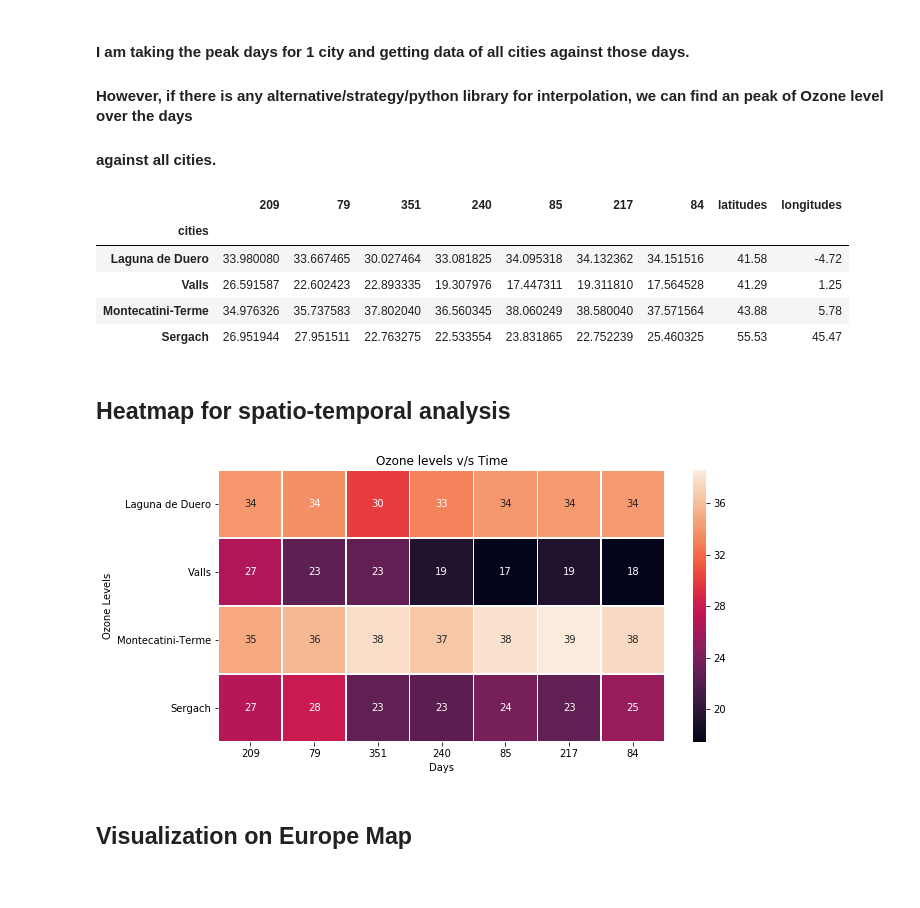
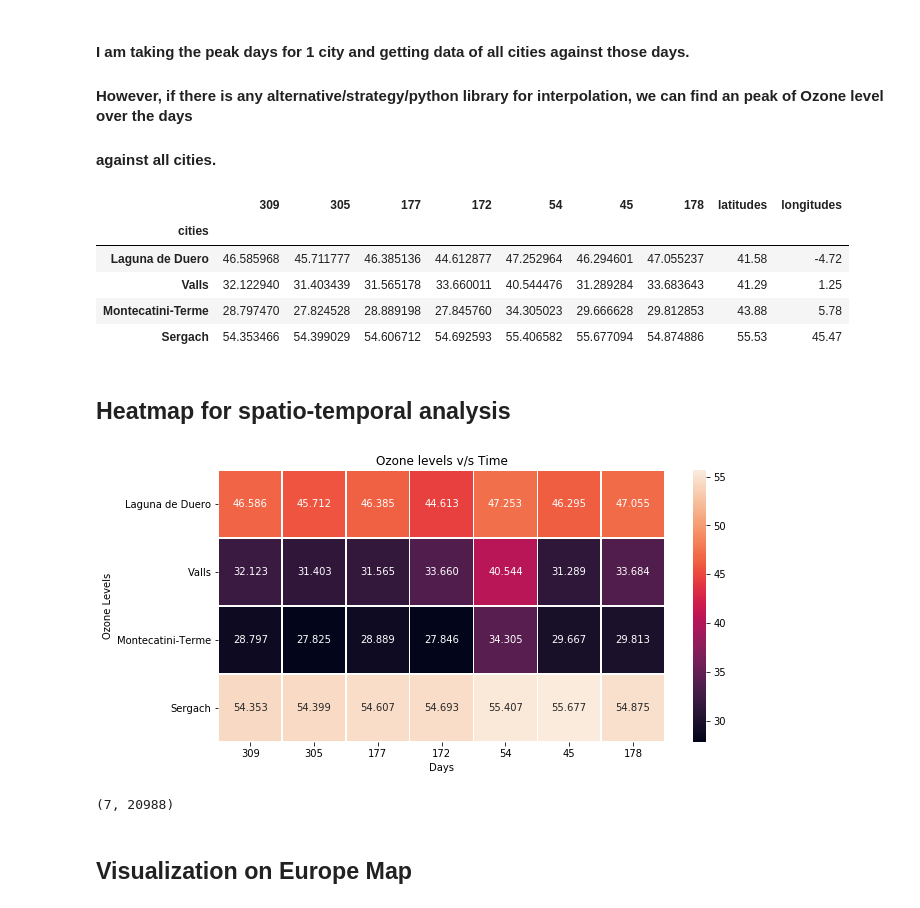
Before and after one commit to AmnaKhan1/Worst-7-days-Ozone-Levels, a Jupyter notebook: OzoneLevels.ipynb, the cells around one changed output. Cells and saved outputs as stored; diff of their text form; code cells hidden in the pictures.

```diff
--- a/OzoneLevels.ipynb
+++ b/OzoneLevels.ipynb
@@ -70,7 +103,7 @@ ozone = (f.variables['SURF_ppb_O3'][:])  #(365, 159, 132)
 # %% [markdown]
 # Reshaping data
 # %%
-ozone = np.reshape(ozone,(20988, 365 ))
+ozone_1 = np.reshape(ozone,(20988, 365 ))
 lati =lati.ravel()
 longi = longi.ravel()
 
@@ -80,7 +113,7 @@ print(np.shape(ozone))
 
 
 # create dataframe
-ozone_df = pd.DataFrame(ozone)
+ozone_df = pd.DataFrame(ozone_1)
 ozone_df["lati"] = lati
 ozone_df["longi"] = longi
 # %% [output]
@@ -236,7 +303,6 @@ plt.show()
 # %%
 # interpolation check for a city
 x_axis=np.arange(1,366,1)
-# 365 days data
 
 fig = plt.figure(figsize=(20,10))
 ax = fig.add_subplot(111)
@@ -249,7 +315,16 @@ y_axis=data_to_check.iloc[2,:365]
 
 f = interp1d(x_axis, y_axis, kind = 'linear')
 x_new = np.linspace(x_axis[0], x_axis[-1],365)
+
 ax1.plot(x_axis,y_axis, "ro",x_new, f(x_new) ,"b-")
+#-----------------------------------------------------------
+highest_ozone_levels = np.argpartition(f(x_new), -7)[-7:]
+
+#data_to_check.iloc[0,highest_ozone_levels]
+sample_Highest_days3 = pd.DataFrame(data_to_check.iloc[2,highest_ozone_levels])
+
+
+#----------------------------------------------------------
 
 y_axis=data_to_check.iloc[3,:365]
 
@@ -263,5 +338,15 @@ ax.set_xlabel("Days", fontsize="17")
 ax.set_ylabel("Ozone Levels", fontsize="17")
 plt.tight_layout()
 plt.show()
+
+y_new = f(x_new)
+
+
+highest_ozone_levels = np.argpartition(f(x_new), -7)[-7:]
+
+#data_to_check.iloc[0,highest_ozone_levels]
+sample_Highest_days4 = pd.DataFrame(data_to_check.iloc[3,highest_ozone_levels])
+print((sample_Highest_days3))
+sample_Highest_days4
 # %% [output]
 [figure]
@@ -275,11 +414,8 @@ plt.show()
 #### However, if there is any alternative/strategy/python library for interpolation, we can find an peak of Ozone level over the days
 #### against all cities.
 # %%
-highest_ozone_levels = np.argpartition(f(x_new), 7)
 
-
-
-sample_Highest_days = pd.DataFrame(data_to_check[highest_ozone_levels[:7]])
+sample_Highest_days = pd.DataFrame(data_to_check[sample_Highest_days4[3].index])
 
 sample_Highest_days['cities']= data_to_check["asciiname"]
 sample_Highest_days['latitudes']= data_to_check["latitude"]
@@ -288,22 +424,35 @@ sample_Highest_days['longitudes']= data_to_check["longitude"]
 sample_Highest_days.set_index("cities",inplace=True)
 sample_Highest_days
 # %% [output]
-|  | 209 | 79 | 351 | 240 | 85 | 217 | 84 | latitudes | longitudes |
+|  | 309 | 305 | 177 | 172 | 54 | 45 | 178 | latitudes | longitudes |
 | cities |  |  |  |  |  |  |  |  |  |
-| Laguna de Duero | 33.980080 | 33.667465 | 30.027464 | 33.081825 | 34.095318 | 34.132362 | 34.151516 | 41.58 | -4.72 |
-| Valls | 26.591587 | 22.602423 | 22.893335 | 19.307976 | 17.447311 | 19.311810 | 17.564528 | 41.29 | 1.25 |
-| Montecatini-Terme | 34.976326 | 35.737583 | 37.802040 | 36.560345 | 38.060249 | 38.580040 | 37.571564 | 43.88 | 5.78 |
-| Sergach | 26.951944 | 27.951511 | 22.763275 | 22.533554 | 23.831865 | 22.752239 | 25.460325 | 55.53 | 45.47 |
+| Laguna de Duero | 46.585968 | 45.711777 | 46.385136 | 44.612877 | 47.252964 | 46.294601 | 47.055237 | 41.58 | -4.72 |
+| Valls | 32.122940 | 31.403439 | 31.565178 | 33.660011 | 40.544476 | 31.289284 | 33.683643 | 41.29 | 1.25 |
+| Montecatini-Terme | 28.797470 | 27.824528 | 28.889198 | 27.845760 | 34.305023 | 29.666628 | 29.812853 | 43.88 | 5.78 |
+| Sergach | 54.353466 | 54.399029 | 54.606712 | 54.692593 | 55.406582 | 55.677094 | 54.874886 | 55.53 | 45.47 |
 # %% [markdown]
 ##  Heatmap for spatio-temporal analysis
 # %%
 plt.figure(figsize=(10,5))
-ax=sn.heatmap(sample_Highest_days.iloc[:,:7], annot=True, linewidths=.5)
+ax=sn.heatmap(sample_Highest_days.iloc[:,:7], annot=True, linewidths=.5, fmt=".3f")
 ax.set(xlabel='Days', ylabel='Ozone Levels')
 plt.title("Ozone levels v/s Time")
 plt.show()
 # %% [output]
-[figure, old version]
+[figure, new version]
+# %%
+#lati = (f.variables['lat'][:]) #159, 132
+#longi = (f.variables['lon'][:]) # 159, 132
+#time = (f.variables['time'][:]) #365  42003.75
+ozone_plot=[]
+ozone_levels = (f.variables['SURF_ppb_O3'][:])  #(365, 159, 132)
+for i in sample_Highest_days4[3].index:
+    ozone_plot.append( ozone_levels[i,:,:])
+np.shape(ozone_plot)
+ozone_plot = np.reshape(ozone_plot,(7,20988))
+np.shape(ozone_plot)
+# %% [output]
+(7, 20988)
 # %% [markdown]
 ## Visualization on Europe Map
 # %%
```
Also changed, not shown: parts of 12 cells of this notebook.
